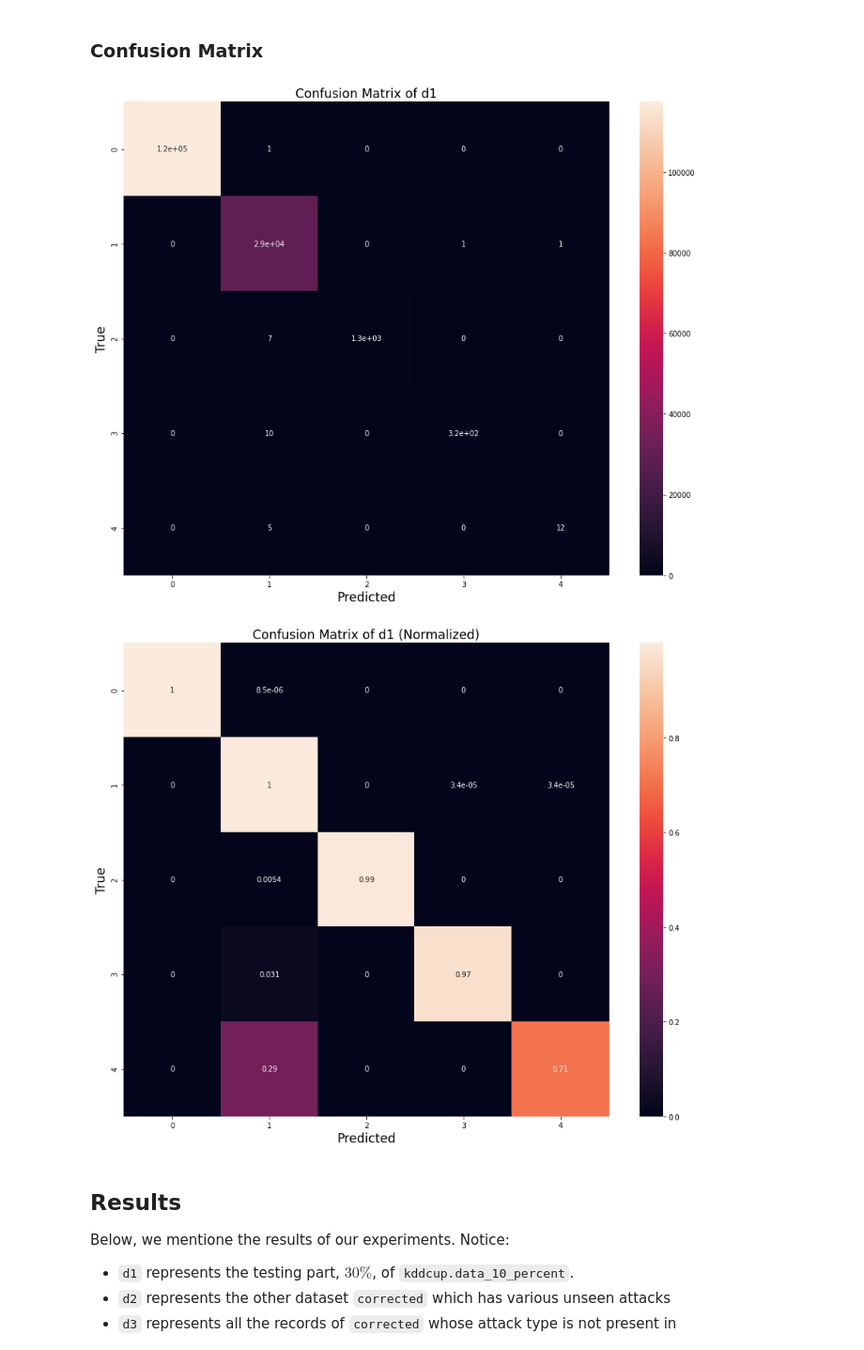
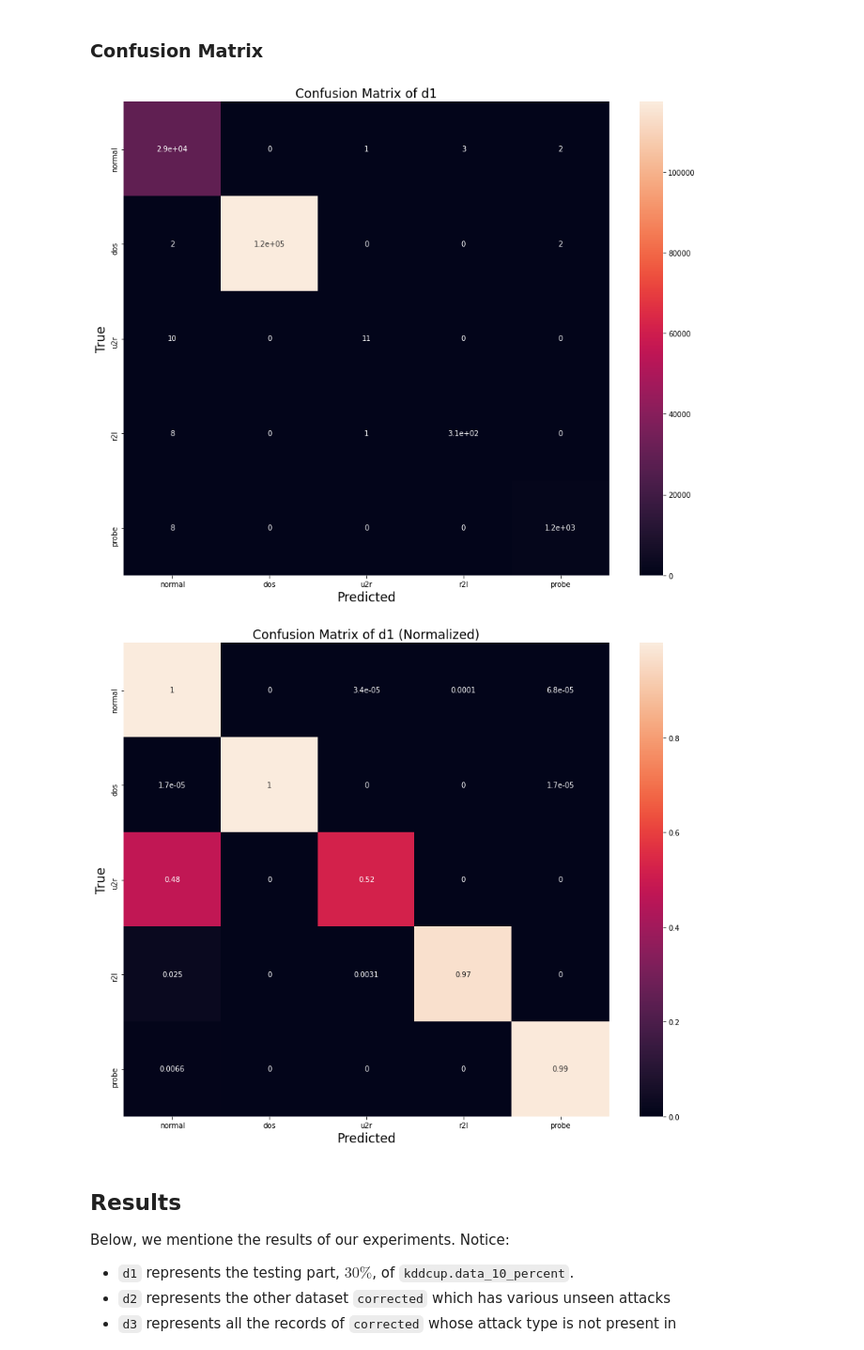
Before and after one commit to AmrAlSayed0/NIDS, a Jupyter notebook: IDS.ipynb, the cells around one changed output. Shown: that part at 94% size. Cells and saved outputs as stored; diff of their text form; code cells hidden in the pictures.

Commit message:
Enhance the visualization of confusion matrix

```diff
--- a/IDS.ipynb
+++ b/IDS.ipynb
@@ -528,7 +529,7 @@ def normRow(mat):
 # ================================================================
 # Confusion matrix of testing
 # ================================================================
-def plotConfMat(yTrue,yPred,title,norm=False):
+def plotConfMat(yTrue,yPred,title,norm=False,cols=None,indx=None):
   confMat = metrics.confusion_matrix(y_true=yTrue,y_pred= yPred)
   if norm:
     # ============================================================
@@ -536,6 +537,7 @@ def plotConfMat(yTrue,yPred,title,norm=False):
     # ============================================================
     confMat = normRow(confMat)
     title += " (Normalized)"
+  confMat = pd.DataFrame(confMat,index=indx, columns=cols)
   plt.figure(figsize=(15,12))
   sns.heatmap(confMat,annot=True)
   plt.xlabel('Predicted',fontsize='xx-large')
@@ -653,12 +659,17 @@ attackMap = {
     'ipsweep.':'probe', 'nmap.':'probe', 'portsweep.':'probe',
     'satan.':'probe',
 }
+mapCategory = {
+    'normal':0, 'dos':1, 'u2r':2, 'r2l':3,'probe':4,'other':5}
 
 # ================================================================
 # Define a function to map into malicious/normal
 # ================================================================
-def mapMalNorm(res):
-  return np.array([0 if x=='normal' else 1 for x in res])
+def mapVal(res,mapper=None):
+  if mapper is None:
+    return np.array([0 if (x=='normal' or x==0) else 1 for x in res])
+  else:
+    return np.array([mapper[x] for x in res])
 # %%
 # ================================================================
 # Update the label data back
@@ -705,14 +716,20 @@ Name: label, dtype: float64
 # Split the data from the target label
 # ================================================================
 y,x = splitTarget(dTrain)
+y = mapVal(y,mapCategory)
 yT,xT = splitTarget(dTest)
+yT = mapVal(yT,mapCategory)
 yN,xN = splitTarget(dNewTst)
+yN = mapVal(yN,mapCategory)
 # ================================================================
 # Split the modified features
 # ================================================================
 y2,x2 = splitTarget(dTrainM)
+y2 = mapVal(y2,mapCategory)
 yT2,xT2 = splitTarget(dTestM)
+yT2 = mapVal(yT2,mapCategory)
 yN2,xN2 = splitTarget(dNewTstM)
+yN2 = mapVal(yN2,mapCategory)
 # %%
 # ================================================================
 # Split the training features to have 30% for testing and  70% for
@@ -861,14 +878,15 @@ F-Score [d3]: 0.1675064820703488
 # %% [markdown]
 ### Confusion Matrix
 # %%
+catLst = list(mapCategory.keys())[:-1]
 y_pred = rf.predict(x_test)
-plotConfMat(y_test,y_pred,"Confusion Matrix of d1")
+plotConfMat(y_test,y_pred,"Confusion Matrix of d1",cols=catLst,indx=catLst)
 # %% [output]
-[figure, old version]
+[figure, new version]
 # %%
-plotConfMat(y_test,y_pred,"Confusion Matrix of d1",True)
+plotConfMat(y_test,y_pred,"Confusion Matrix of d1",True,catLst,catLst)
 # %% [output]
-[figure, old version]
+[figure, new version]
 # %%
 # y_pred = rf.predict(xT)
 # plotConfMat(yT,y_pred,"Confusion Matrix of d2",True)
```
Also changed, not shown: parts of 10 cells of this notebook.
